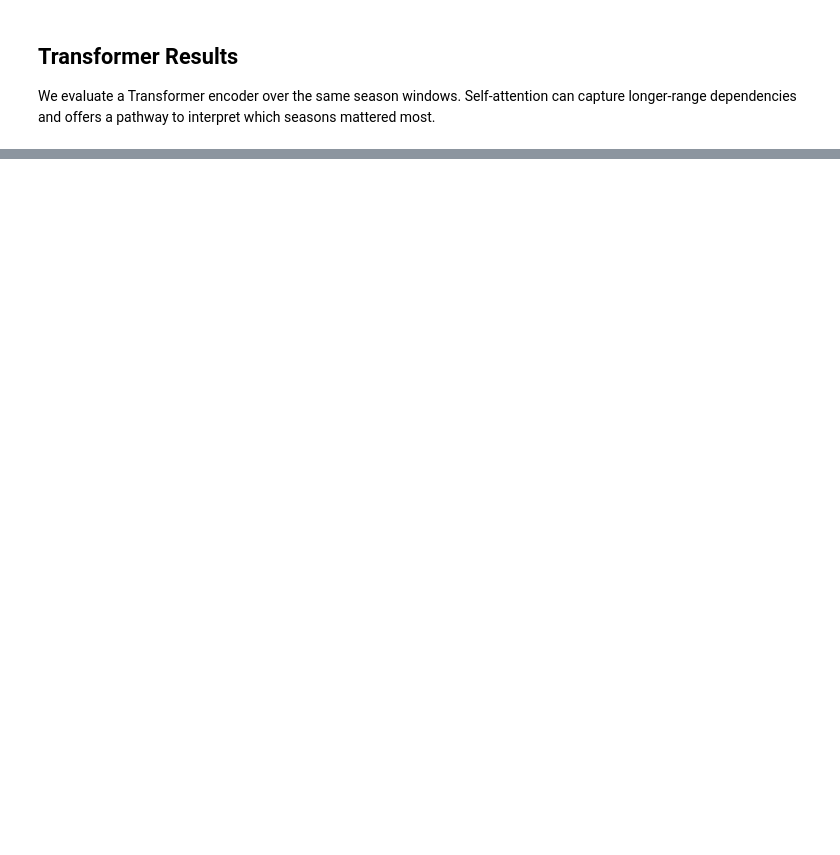
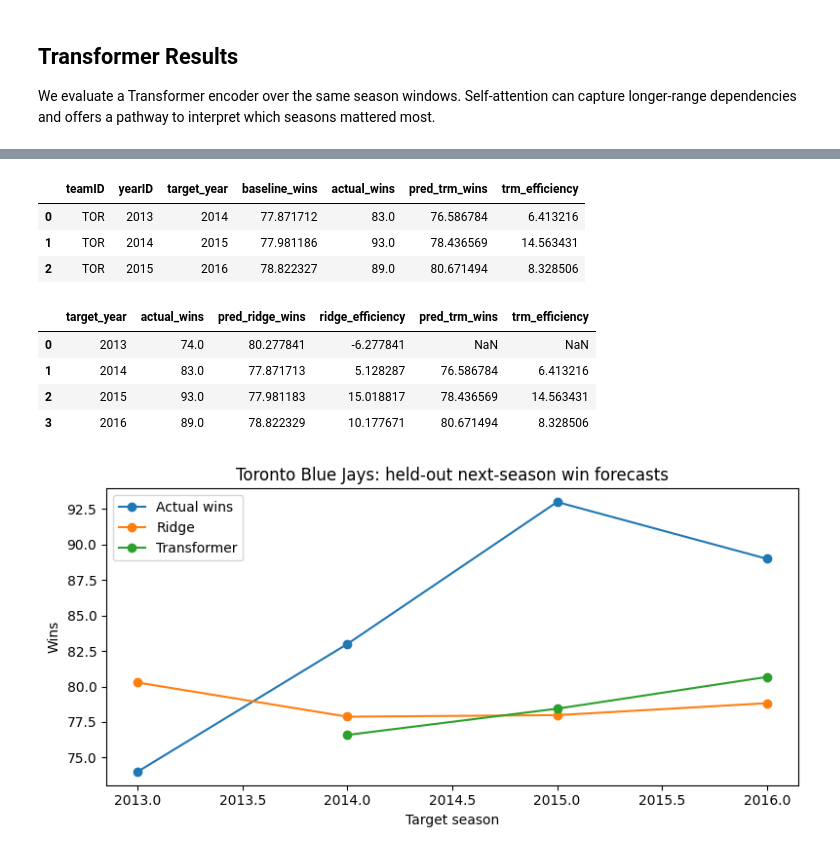
Before and after one commit to yanxinding/YD-DL-project, a Jupyter notebook: analysis.ipynb, the cells around one changed output, grey strips where cells are left out. Saved outputs shown, nothing was run; the diff lists cells and outputs as text; code cells hidden in the pictures; blank space fills up the shorter version.

```diff
--- a/analysis.ipynb
+++ b/analysis.ipynb
@@ -542,0 +792,68 @@ plt.show()
+# %%
+
+# Ridge baseline forecasts
+# df_lagged rows at year t predict W_next for year t+1
+ridge_tor = df_lagged[
+    (df_lagged["teamID"] == "TOR") &
+    (df_lagged["yearID"] >= 2012) &
+    (df_lagged["yearID"] <= 2015)
+].copy()
+
+ridge_tor["target_year"] = ridge_tor["yearID"] + 1
+ridge_tor["pred_ridge_wins"] = ridge_model.predict(ridge_tor[LAG_FEATURES])
+ridge_tor["actual_wins"] = ridge_tor["W_next"]
+ridge_tor["ridge_efficiency"] = ridge_tor["actual_wins"] - ridge_tor["pred_ridge_wins"]
+
+ridge_tor_out = ridge_tor[[
+    "teamID", "yearID", "target_year", "actual_wins",
+    "pred_ridge_wins", "ridge_efficiency"
+]].copy()
+
+display(ridge_tor_out)
+
+
+# Transformer forecasts
+team_te = team_all[test_mask]
+last_year_te = last_year_all[test_mask]
+
+trm_tor_mask = (team_te == "TOR")
+
+trm_tor = pd.DataFrame({
+    "teamID": team_te[trm_tor_mask],
+    "yearID": last_year_te[trm_tor_mask],
+    "target_year": last_year_te[trm_tor_mask] + 1,
+    "baseline_wins": bte[trm_tor_mask],
+    "actual_wins": bte[trm_tor_mask] + yte[trm_tor_mask],
+    "pred_trm_wins": bte[trm_tor_mask] + pred_trm_resid[trm_tor_mask],
+})
+
+trm_tor["trm_efficiency"] = trm_tor["actual_wins"] - trm_tor["pred_trm_wins"]
+
+display(trm_tor)
+
+
+# Merge for direct comparison
+tor_compare = ridge_tor_out[[
+    "target_year", "actual_wins", "pred_ridge_wins", "ridge_efficiency"
+]].merge(
+    trm_tor[[
+        "target_year", "actual_wins", "pred_trm_wins", "trm_efficiency"
+    ]],
+    on=["target_year", "actual_wins"],
+    how="outer"
+).sort_values("target_year").reset_index(drop=True)
+
+display(tor_compare)
+
+
+plt.figure(figsize=(8, 4))
+plt.plot(tor_compare["target_year"], tor_compare["actual_wins"], marker="o", label="Actual wins")
+plt.plot(tor_compare["target_year"], tor_compare["pred_ridge_wins"], marker="o", label="Ridge")
+plt.plot(tor_compare["target_year"], tor_compare["pred_trm_wins"], marker="o", label="Transformer")
+plt.xlabel("Target season")
+plt.ylabel("Wins")
+plt.title("Toronto Blue Jays: held-out next-season win forecasts")
+plt.legend()
+plt.tight_layout()
+plt.show()
+# %% [output]
@@ -542,0 +865,10 @@ plt.show()
+|  | teamID | yearID | target_year | baseline_wins | actual_wins | pred_trm_wins | trm_efficiency |
+| 0 | TOR | 2013 | 2014 | 77.871712 | 83.0 | 76.586784 | 6.413216 |
+| 1 | TOR | 2014 | 2015 | 77.981186 | 93.0 | 78.436569 | 14.563431 |
+| 2 | TOR | 2015 | 2016 | 78.822327 | 89.0 | 80.671494 | 8.328506 |
+|  | target_year | actual_wins | pred_ridge_wins | ridge_efficiency | pred_trm_wins | trm_efficiency |
+| 0 | 2013 | 74.0 | 80.277841 | -6.277841 | NaN | NaN |
+| 1 | 2014 | 83.0 | 77.871713 | 5.128287 | 76.586784 | 6.413216 |
+| 2 | 2015 | 93.0 | 77.981183 | 15.018817 | 78.436569 | 14.563431 |
+| 3 | 2016 | 89.0 | 78.822329 | 10.177671 | 80.671494 | 8.328506 |
+[figure, added]
```
Also changed, not shown: parts of 24 cells of this notebook, 2 other files.
